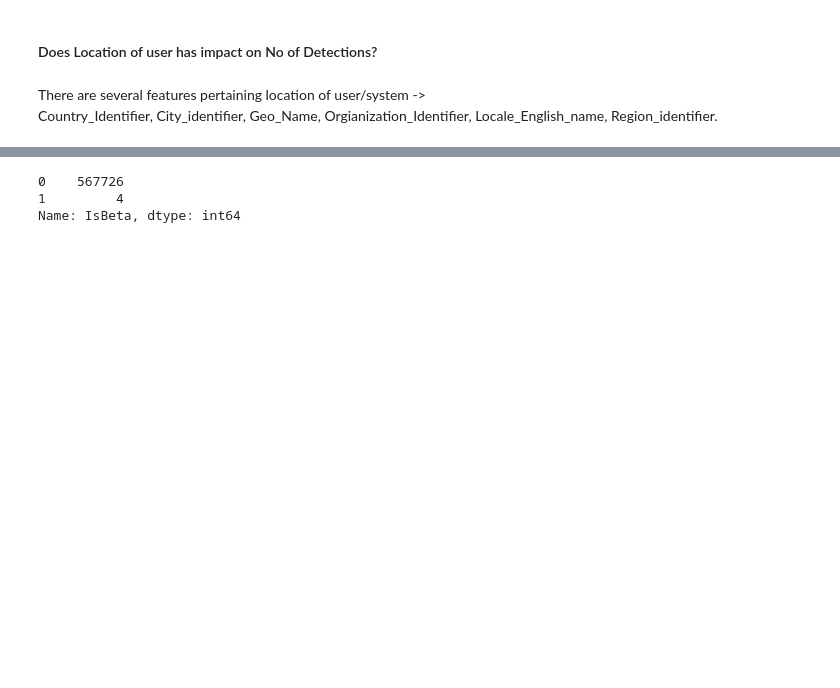
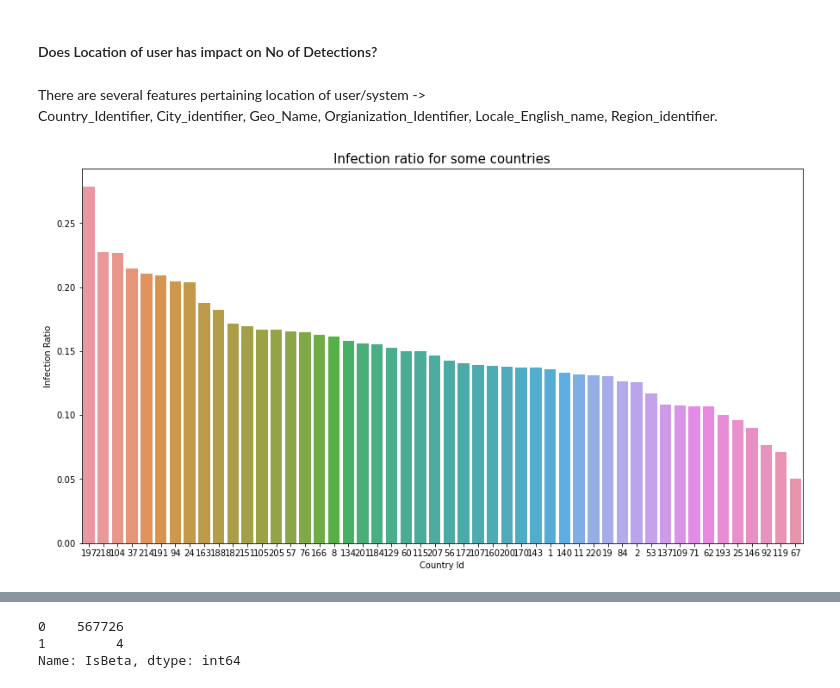
Before and after one commit to akshaymg99/Mercari_ML_QuickBytes, a Jupyter notebook: Assignment 2/Assignment_2_Pre_Processing_EDA.ipynb, the cells around one changed output, grey strips where cells are left out. Cells and saved outputs as stored; diff of their text form; code cells hidden in the pictures; blank space fills up the shorter version.

```diff
--- a/Assignment 2/Assignment_2_Pre_Processing_EDA.ipynb
+++ b/Assignment 2/Assignment_2_Pre_Processing_EDA.ipynb
@@ -268,3 +268,18 @@ From the above graph, there's not much difference in ratios of detections in bot
 #### Does Location of user has impact on No of Detections?
 # %% [markdown]
 There are several features pertaining location of user/system -> <br> Country_Identifier, City_identifier, Geo_Name, Orgianization_Identifier, Locale_English_name, Region_identifier.
+# %%
+ratios = {}
+for c in train['CountryIdentifier'].unique():
+    df = train[train['CountryIdentifier'] == c]
+    ratios[c] = sum(df['HasDetections']) / len(df)
+
+data = pd.DataFrame({"Country Id": list(ratios.keys()), "Infection Ratio": list(ratios.values())}).sample(50).sort_values(by='Infection Ratio')
+order = list(data['Country Id'])[::-1]
+
+plt.figure(figsize=(15,8))
+sns.barplot(x="Country Id", y="Infection Ratio", data=data, order=order)
+plt.title('Infection ratio for some countries', size=15)
+plt.show()
+# %% [output]
+[figure, added]
```
Also changed, not shown: parts of 38 cells of this notebook.
